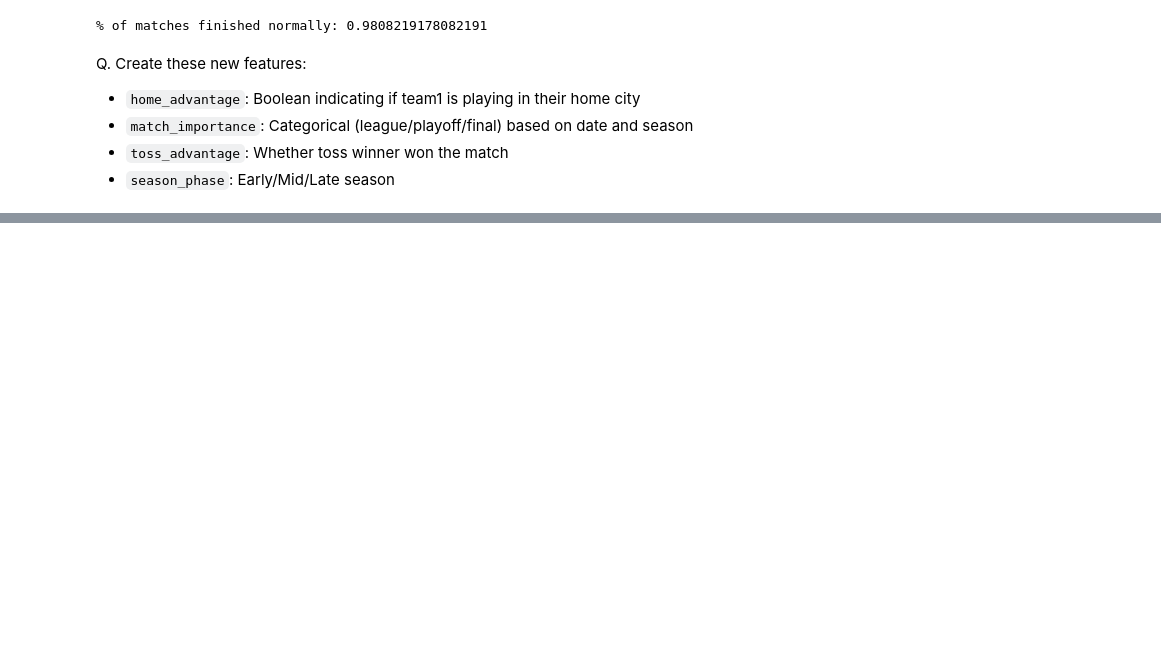
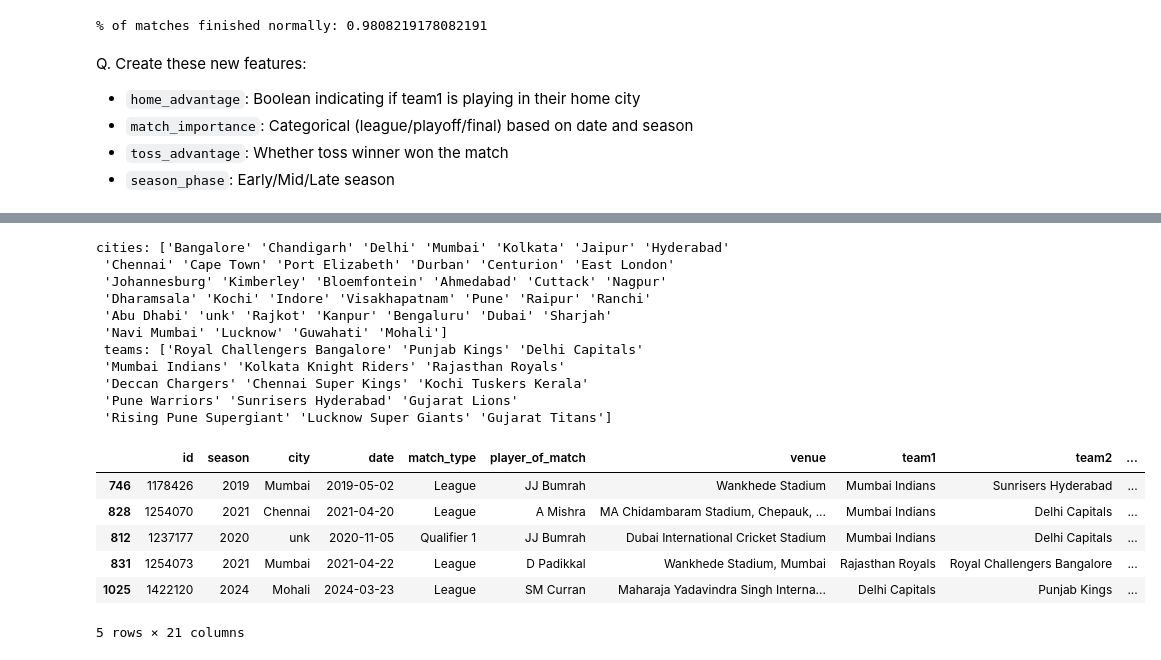
Before and after one commit to sanketmishra009/aiml, a Jupyter notebook: projects/iplAnalysis/analysis.ipynb, the cells around one changed output, grey strips where cells are left out. Cells and saved outputs as stored; diff of their text form; code cells hidden in the pictures; blank space fills up the shorter version.

```diff
--- a/projects/iplAnalysis/analysis.ipynb
+++ b/projects/iplAnalysis/analysis.ipynb
@@ -217,0 +215,69 @@ Q. Create these new features:
+# %%
+# addressing the problem of teams that renamed themselves over the years
+# 1. Royal Challengers Bangaluru -> Royal Challengers Bangalore
+# 2. Kings XI Punjab -> Punjab Kings
+# 3. Rising Pune Supergiants -> Rising Pune Supergiant
+# 4. Delhi Daredevils -> Delhi Capitals
+def change_team_name(x):
+    if(x == 'Royal Challengers Bengaluru'):
+        return 'Royal Challengers Bangalore'
+    if(x == 'Kings XI Punjab'):
+        return 'Punjab Kings'
+    if(x == 'Rising Pune Supergiants'):
+        return 'Rising Pune Supergiant'
+    if(x == 'Delhi Daredevils'):
+        return 'Delhi Capitals'
+    return x
+t1 = df['team1'].apply(lambda x: change_team_name(x))
+t2 = df['team2'].apply(lambda x : change_team_name(x))
+df['team1'] = t1
+df['team2'] = t2
+
+
+print(f"cities: {df['city'].unique()} \n teams: {df['team1'].unique()}")
+
+# create a map of team and home city
+# team to city
+ttc = {
+    'Royal Challengers Bangalore' : ['Bangalore'],
+    'Punjab Kings' : ["Mohali" , 'Chandigarh'],
+    'Mumbai Indians' : ['Navi Mumbai' , 'Mumbai'],
+    'Kolkata Knight Riders' : ['Kolkata'],
+    'Rajasthan Royals' : ['Jaipur'],
+    'Deccan Chargers' : ['Hyderabad' , 'Cuttuck' , 'Navi Mumbai'],       #deccan had alternating home-grounds
+    'Chennai Super Kings' : ['Chennai'],
+    'Kochi Tuskers Kerala' : ['Kochi'],
+    'Pune Warriors' : ['Pune'],
+    'Sunrisers Hyderabad' : ['Hyderabad'],
+    'Gujarat Lions': ['Rajkot'],
+    'Rising Pune Supergiant' : ['Pune'],
+    'Delhi Capitals' : ["Delhi"],
+    'Lucknow Super Giants' : ['Lucknow'],
+    'Gujarat Titans' : ['Ahmedabad']
+}
+
+def is_home_team(data):
+    # print(data['city'])
+    return data['city'] in ttc[data['team1']]
+df['home_advantage'] = df.apply(lambda x : is_home_team(x), axis = 1)
+
+df.sample(5)
+# %% [output]
+cities: ['Bangalore' 'Chandigarh' 'Delhi' 'Mumbai' 'Kolkata' 'Jaipur' 'Hyderabad'
+ 'Chennai' 'Cape Town' 'Port Elizabeth' 'Durban' 'Centurion' 'East London'
+ 'Johannesburg' 'Kimberley' 'Bloemfontein' 'Ahmedabad' 'Cuttack' 'Nagpur'
+ 'Dharamsala' 'Kochi' 'Indore' 'Visakhapatnam' 'Pune' 'Raipur' 'Ranchi'
+ 'Abu Dhabi' 'unk' 'Rajkot' 'Kanpur' 'Bengaluru' 'Dubai' 'Sharjah'
+ 'Navi Mumbai' 'Lucknow' 'Guwahati' 'Mohali']
+ teams: ['Royal Challengers Bangalore' 'Punjab Kings' 'Delhi Capitals'
+ 'Mumbai Indians' 'Kolkata Knight Riders' 'Rajasthan Royals'
+ 'Deccan Chargers' 'Chennai Super Kings' 'Kochi Tuskers Kerala'
+ 'Pune Warriors' 'Sunrisers Hyderabad' 'Gujarat Lions'
+ 'Rising Pune Supergiant' 'Lucknow Super Giants' 'Gujarat Titans']
+|  | id | season | city | date | match_type | player_of_match | venue | team1 | team2 | ... |
+| 746 | 1178426 | 2019 | Mumbai | 2019-05-02 | League | JJ Bumrah | Wankhede Stadium | Mumbai Indians | Sunrisers Hyderabad | ... |
+| 828 | 1254070 | 2021 | Chennai | 2021-04-20 | League | A Mishra | MA Chidambaram Stadium, Chepauk, ... | Mumbai Indians | Delhi Capitals | ... |
+| 812 | 1237177 | 2020 | unk | 2020-11-05 | Qualifier 1 | JJ Bumrah | Dubai International Cricket Stadium | Mumbai Indians | Delhi Capitals | ... |
+| 831 | 1254073 | 2021 | Mumbai | 2021-04-22 | League | D Padikkal | Wankhede Stadium, Mumbai | Rajasthan Royals | Royal Challengers Bangalore | ... |
+| 1025 | 1422120 | 2024 | Mohali | 2024-03-23 | League | SM Curran | Maharaja Yadavindra Singh Interna... | Delhi Capitals | Punjab Kings | ... |
+5 rows × 21 columns
```
Also changed, not shown: parts of 8 cells of this notebook, 11 other files.
